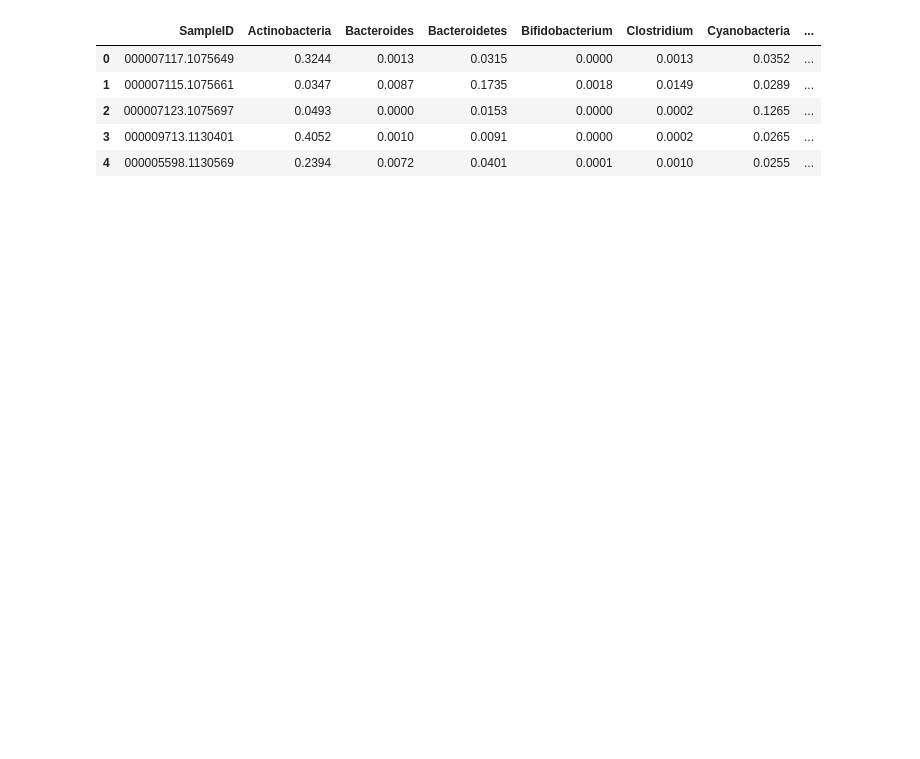
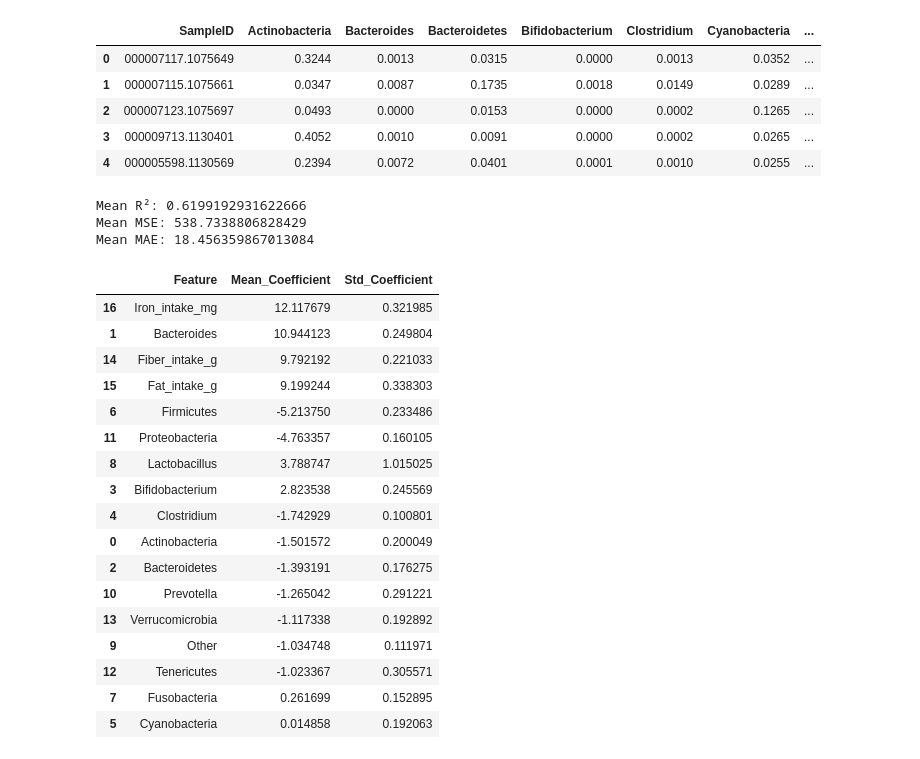
Before and after one commit to mariaponomarova/ML_project, a Jupyter notebook: bayes_ridge_regressor.ipynb, the cells around one changed output. Drawn from its saved outputs; the diff is of its cells as text; code cells hidden in the pictures; blank space fills up the shorter version.

```diff
--- a/bayes_ridge_regressor.ipynb
+++ b/bayes_ridge_regressor.ipynb
@@ -15,12 +15,86 @@ df.head()
 | 3 | 000009713.1130401 | 0.4052 | 0.0010 | 0.0091 | 0.0000 | 0.0002 | 0.0265 | ... |
 | 4 | 000005598.1130569 | 0.2394 | 0.0072 | 0.0401 | 0.0001 | 0.0010 | 0.0255 | ... |
 # %%
-from sklearn.model_selection import train_test_split
+from sklearn.model_selection import cross_validate, KFold
+from sklearn.metrics import make_scorer, mean_absolute_error
+from sklearn.preprocessing import StandardScaler
+from sklearn.linear_model import BayesianRidge
+from sklearn.pipeline import make_pipeline
+import numpy as np
+
 
 target_column = 'Serum_iron_ug'
 
+# Features and target
 X = df.drop(columns=[target_column, "SampleID"])
 y = df[target_column]
 
-# Split the dataset into training and testing sets
-X_train, X_test, y_train, y_test = train_test_split(X, y, test_size=0.2, random_state=42)
+# Cross-validation setup
+kf = KFold(n_splits=5, shuffle=True, random_state=42)
+coef_list = []
+
+scoring = {
+    'R2': 'r2',
+    'MSE': 'neg_mean_squared_error',
+    'MAE': make_scorer(mean_absolute_error)
+}
+
+# Train on each fold and store coefficients
+for train_idx, test_idx in kf.split(X):
+    X_train, y_train = X.iloc[train_idx], y.iloc[train_idx]
+    X_test, y_test = X.iloc[test_idx], y.iloc[test_idx]
+
+    # Fit scaler on training fold
+    scaler = StandardScaler()
+    X_train_scaled = scaler.fit_transform(X_train)
+    X_test_scaled = scaler.transform(X_test)
+
+    model = BayesianRidge()
+    model.fit(X_train_scaled, y_train)
+
+    coef_list.append(model.coef_)
+
+# Create a pipeline: scaling + Bayesian Ridge
+pipeline = make_pipeline(StandardScaler(), BayesianRidge())
+
+# Cross-validation on the whole data
+cv_results = cross_validate(
+    pipeline, X, y, cv=kf,
+    scoring=scoring, return_train_score=True
+)
+
+print("Mean R²:", np.mean(cv_results['test_R2']))
+print("Mean MSE:", -np.mean(cv_results['test_MSE']))  # negate because sklearn returns negative MSE
+print("Mean MAE:", np.mean(cv_results['test_MAE']))
+
+# Convert to DataFrame
+coef_array = np.array(coef_list)
+coef_df = pd.DataFrame({
+    "Feature": X.columns,
+    "Mean_Coefficient": coef_array.mean(axis=0),
+    "Std_Coefficient": coef_array.std(axis=0)
+}).sort_values(by="Mean_Coefficient", key=abs, ascending=False)
+
+coef_df
+# %% [output]
+Mean R²: 0.6199192931622666
+Mean MSE: 538.7338806828429
+Mean MAE: 18.456359867013084
+|  | Feature | Mean_Coefficient | Std_Coefficient |
+| 16 | Iron_intake_mg | 12.117679 | 0.321985 |
+| 1 | Bacteroides | 10.944123 | 0.249804 |
+| 14 | Fiber_intake_g | 9.792192 | 0.221033 |
+| 15 | Fat_intake_g | 9.199244 | 0.338303 |
+| 6 | Firmicutes | -5.213750 | 0.233486 |
+| 11 | Proteobacteria | -4.763357 | 0.160105 |
+| 8 | Lactobacillus | 3.788747 | 1.015025 |
+| 3 | Bifidobacterium | 2.823538 | 0.245569 |
+| 4 | Clostridium | -1.742929 | 0.100801 |
+| 0 | Actinobacteria | -1.501572 | 0.200049 |
+| 2 | Bacteroidetes | -1.393191 | 0.176275 |
+| 10 | Prevotella | -1.265042 | 0.291221 |
+| 13 | Verrucomicrobia | -1.117338 | 0.192892 |
+| 9 | Other | -1.034748 | 0.111971 |
+| 12 | Tenericutes | -1.023367 | 0.305571 |
+| 7 | Fusobacteria | 0.261699 | 0.152895 |
+| 5 | Cyanobacteria | 0.014858 | 0.192063 |
```
Also changed, not shown: parts of 5 cells of this notebook.
